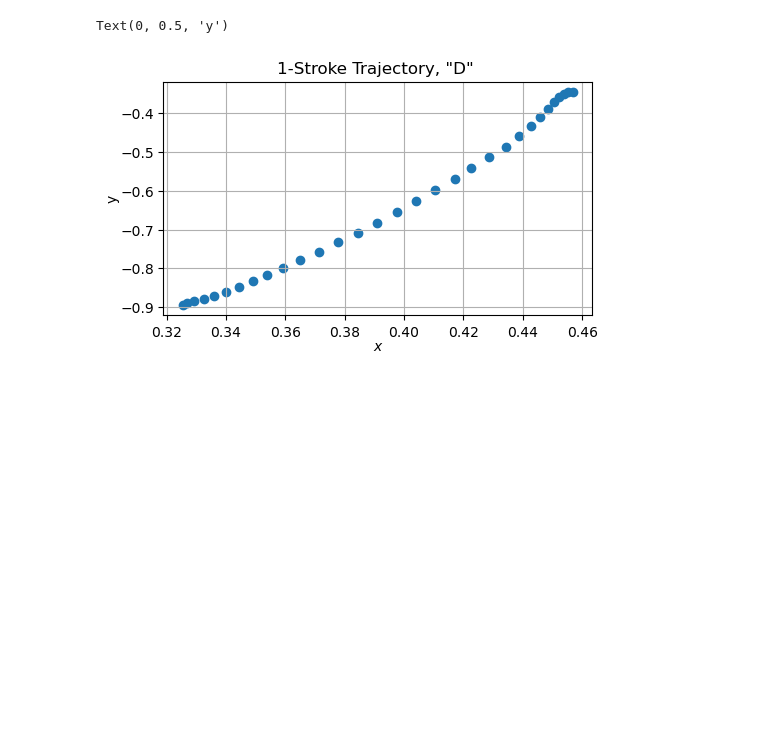
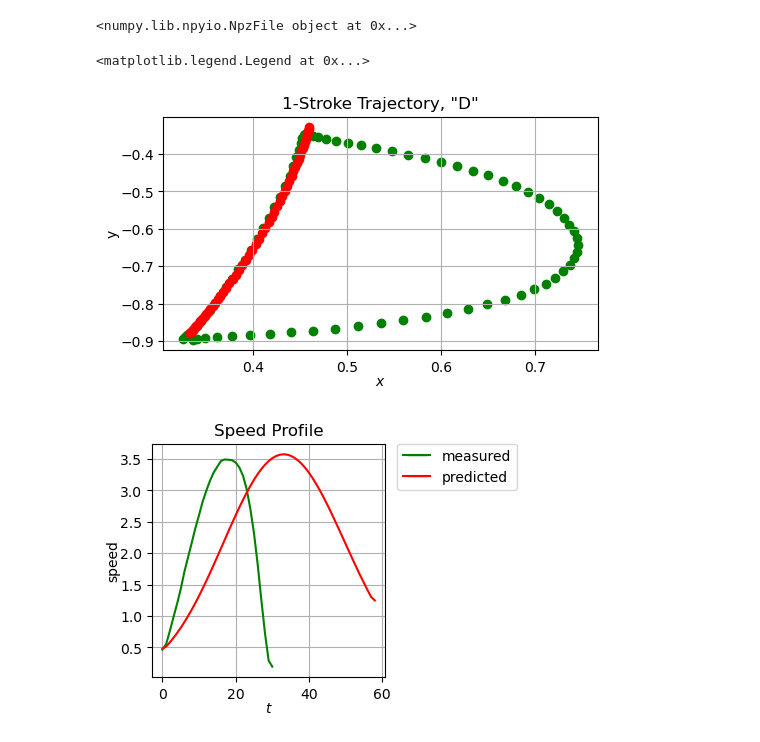
Before and after one commit to gchenfc/art_skills, a Jupyter notebook: python/Sln_alphabet.ipynb, the cells around one changed output. Cells and saved outputs as stored; diff of their text form; code cells hidden in the pictures; blank space fills up the shorter version.

```diff
--- a/python/Sln_alphabet.ipynb
+++ b/python/Sln_alphabet.ipynb
@@ -42,30 +15,81 @@ np.savetxt("stroke1.csv", np.transpose(stroke1), delimiter=",")
+# %%
+# parse the letter 'D' (mocap data)
+traj = temp_crt.parse_trajectory("D")
+strokes = traj[0]
+#print(strokes)
+t = strokes[0]
+x = strokes[1]
+y = strokes[2]
+stroke1 = strokes[:, 0:31]  # Y = -0.34639319
+np.savetxt("stroke1.csv", np.transpose(stroke1), delimiter=",")
+stroke2 = strokes[:, 31:57] # X = 0.74592703
+np.savetxt("stroke2.csv", np.transpose(stroke2), delimiter=",")
+stroke3 = strokes[:, 57::] # to end
+np.savetxt("stroke3.csv", np.transpose(stroke3), delimiter=",")
+#print(np.transpose(stroke1))
+#print(" ")
+#print(np.transpose(stroke2))
+#print(" ")
+#print(np.transpose(stroke3))
+
+stroke1_nt = np.array([x[0:31],y[0:31]])
+#print(stroke1_nt)
+velocity = np.sqrt(np.sum((np.gradient(stroke1_nt, axis=1)/0.008333)**2,
+                                  axis=0))
+#print(velocity)
+
+# Import csv file (gtsam result)
+file = open('stroke1_005_60.csv')
+columns = ["time", "x", "y"]
+dex = pd.read_csv("stroke1_005_60.csv", usecols=columns)
+tex = dex.time.tolist()
+xex = dex.x.tolist()
+yex = dex.y.tolist()
+velocity2 = np.sqrt(np.sum((np.gradient(np.array([xex,yex]), axis=1)/0.0042)**2,
+                                  axis=0))
+#print(velocity2)
+# %% [output]
+<numpy.lib.npyio.NpzFile object at 0x...>
 # %%
 # Plotting
 blk_ln = mlines.Line2D([], [], color='black', marker='_',
                        markersize=15, label='measured')
-green_pt = mlines.Line2D([], [], color='green', marker='.',
+green_pt = mlines.Line2D([], [], color='green', marker='_',
                          markersize=15, label='measured')
-red_pt = mlines.Line2D([], [], color='red', marker='.',
+red_pt = mlines.Line2D([], [], color='red', marker='_',
                        markersize=15, label='predicted')
 yellow_ln = mlines.Line2D([], [], color='yellow', marker='_',
                           markersize=15, label='error')
 
 fig, ax = plt.subplots()
-plt.title('1-Stroke Trajectory, "D" ')
+plt.title('1-Stroke Trajectory, "D"')
 plt.grid(visible=1)
-plt.scatter(stroke1[1,:], stroke1[2,:])
+plt.scatter(x, y, c='g')
+plt.scatter(xex, yex, c='r')
+#plt.scatter(xre, yre, c='r')
 plt.xlabel('$x$', labelpad=0)
 plt.ylabel('y', labelpad=0)
 
-# fig, ax = plt.subplots()
-# plt.title('Speed Profile')
-# plt.title('1-Stroke Trajectory, "Incorrect" Estimate')
-# plt.grid(visible=1)
-# plt.plot(xex, yex, c='k')
-# plt.scatter(xre2, yre2, c='r')
-# plt.xlabel('$x$', labelpad=0)
-# plt.ylabel('y', labelpad=0)
+fig, ax = plt.subplots()
+plt.title('Speed Profile')
+plt.grid(visible=1)
+# for i, s in enumerate(strokes):
+#     plt.fill_between(t, 0, s, where=s > 0, facecolor='grey', alpha=0.5)
+plt.plot(velocity, 'g')
+plt.plot(velocity2, 'r')
+# plt.scatter(tm, v, c='g')
+# plt.scatter(tm, V, c='r')
+# for i in range(len(px)):
+#     lineXdata = (tm[i], tm[i])  # same X
+#     lineYdata = (v[i], V[i])  # different Y
+#     plt.plot(lineXdata, lineYdata, c='y')
+plt.xlabel('$t$', labelpad=0)
+plt.ylabel('speed', labelpad=0)
+ax.set_box_aspect(1)
+plt.legend(handles=[green_pt, red_pt],
+           bbox_to_anchor=(1.05, 1), loc=2, borderaxespad=0.)
 # %% [output]
-Text(0, 0.5, 'y')
+<matplotlib.legend.Legend at 0x...>
-[figure, old version]
+[figure, new version]
+[figure, added]
 # %%
```
Also changed, not shown: parts of 3 cells of this notebook, 10 other files.
